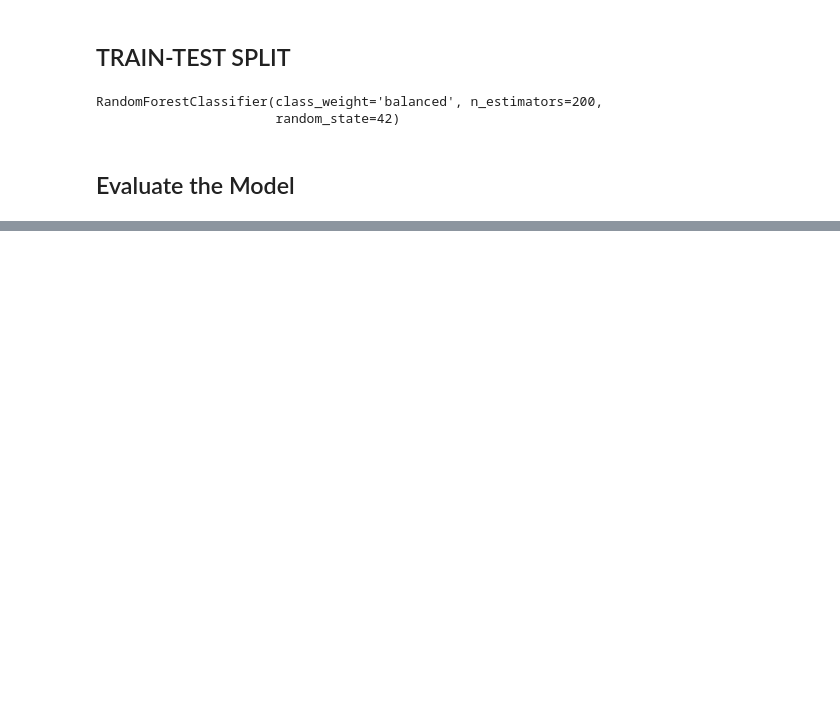
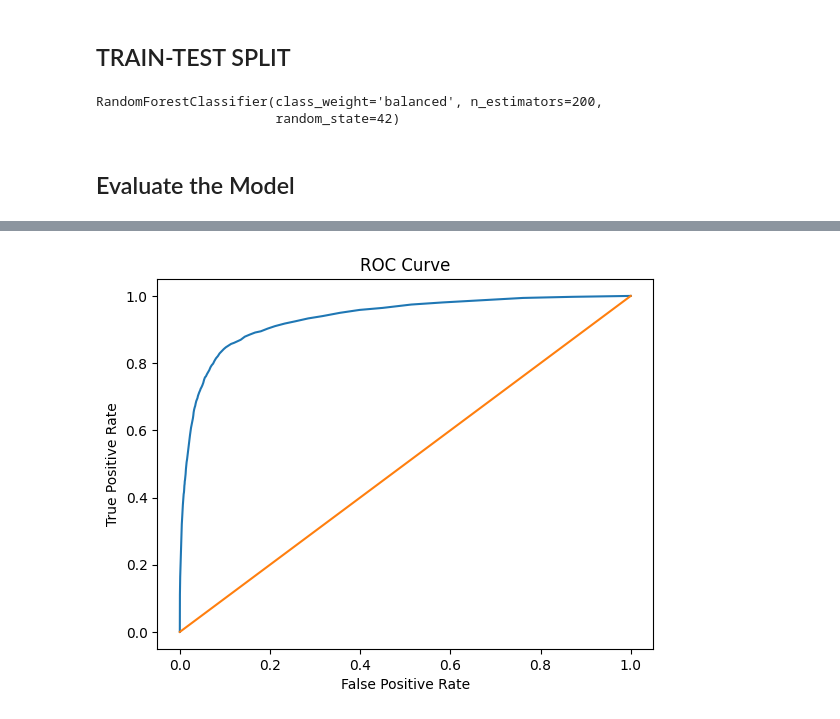
Before and after one commit to caparcom/Customer_Churn_Capstone, a Jupyter notebook: src/johnny_2.ipynb, the cells around one changed output, grey strips where cells are left out. Cells and saved outputs as stored; diff of their text form; code cells hidden in the pictures; blank space fills up the shorter version.

Commit message:
More graphics and things for the Random Forest Classifier Model

```diff
--- a/src/johnny_2.ipynb
+++ b/src/johnny_2.ipynb
@@ -144,0 +160,23 @@ print(feature_importance.head(15))
+# %%
+# Graphing the ROC Curve
+
+from sklearn.metrics import roc_curve
+import matplotlib.pyplot as plt
+
+y_prob = randomForest.predict_proba(x_test)[:,1]
+fpr, tpr, thresholds = roc_curve(y_test, y_prob)
+
+plt.figure()
+plt.plot(fpr, tpr)
+plt.plot([0,1], [0,1])  # diagonal
+plt.xlabel("False Positive Rate")
+plt.ylabel("True Positive Rate")
+plt.title("ROC Curve")
+plt.show()
+
+# X-axis represent the percentage of non-strained schools incorrectly flagged as strained.
+# Y-axis represnet the percentage of strained schools correctly identified
+# The linear orange line represent random guessing.
+# Essentially the graph shows that there's a strong separation, the model can classify strain in a way that matters and is not by chance.
+# %% [output]
+[figure, added]
```
Also changed, not shown: parts of 27 cells of this notebook.
